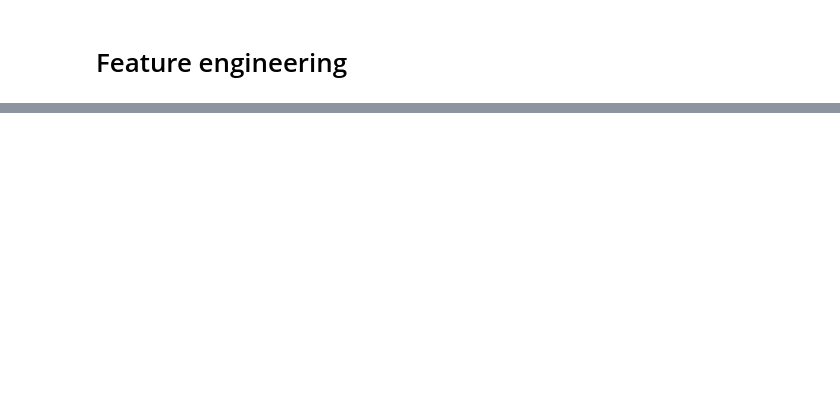
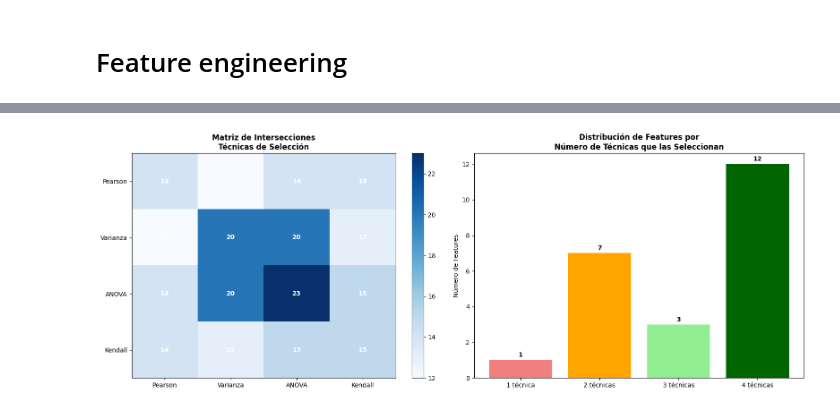
Before and after one commit to ArielMatC/ceia-andd-g2, a Jupyter notebook: data_analysis.ipynb, the cells around one changed output, grey strips where cells are left out. Saved outputs shown, nothing was run; the diff lists cells and outputs as text; code cells hidden in the pictures; blank space fills up the shorter version.

Commit message:
Se incorpora analisis de reduccion de dimensionalidad

```diff
--- a/data_analysis.ipynb
+++ b/data_analysis.ipynb
@@ -3012,0 +2721,83 @@ min       -3.645     -3.712     -3.430     -3.307     -4.849     -4.338
+# %%
+# Visualización de la matriz de intersecciones
+fig, (ax1, ax2) = plt.subplots(1, 2, figsize=(16, 6))
+
+# 1. Matriz de intersecciones
+im1 = ax1.imshow(matriz_interseccion_cyclical, cmap='Blues', aspect='auto')
+ax1.set_xticks(range(len(tecnicas_seleccion_cyclical)))
+ax1.set_xticklabels(tecnicas_seleccion_cyclical)
+ax1.set_yticks(range(len(tecnicas_seleccion_cyclical)))
+ax1.set_yticklabels(tecnicas_seleccion_cyclical)
+ax1.set_title('Matriz de Intersecciones\nTécnicas de Selección', fontweight='bold')
+
+# Añadir valores en la matriz
+for i in range(len(tecnicas_seleccion_cyclical)):
+    for j in range(len(tecnicas_seleccion_cyclical)):
+        ax1.text(j, i, f'{int(matriz_interseccion_cyclical[i, j])}',
+                ha='center', va='center',
+                color='white' if matriz_interseccion_cyclical[i, j] > matriz_interseccion_cyclical.max()/2 else 'black',
+                fontweight='bold')
+
+plt.colorbar(im1, ax=ax1)
+
+# 2. Distribución de consenso
+consenso_counts = [len(consenso_data_cyclical.get(i, [])) for i in range(1, 5)]
+consenso_labels = ['1 técnica', '2 técnicas', '3 técnicas', '4 técnicas']
+
+bars_consenso = ax2.bar(consenso_labels, consenso_counts, color=['lightcoral', 'orange', 'lightgreen', 'darkgreen'])
+ax2.set_title('Distribución de Features por\nNúmero de Técnicas que las Seleccionan', fontweight='bold')
+ax2.set_ylabel('Número de Features')
+
+# Añadir valores en las barras
+for bar, count in zip(bars_consenso, consenso_counts):
+    if count > 0:
+        height = bar.get_height()
+        ax2.text(bar.get_x() + bar.get_width()/2., height + 0.1,
+                f'{count}', ha='center', va='bottom', fontweight='bold')
+
+plt.tight_layout()
+plt.show()
+
+# Análisis cuantitativo
+print(f"\n{'='*80}")
+print("ANÁLISIS CUANTITATIVO FINAL")
+print(f"{'='*80}")
+
+# Distribución de selecciones
+print("Distribución de features por número de técnicas:")
+total_selections = sum(consenso_counts)
+for i, (label, count) in enumerate(zip(consenso_labels, consenso_counts)):
+    percentage = (count / total_selections * 100) if total_selections > 0 else 0
+    print(f"  {label}: {count:>2} features ({percentage:>5.1f}%)")
+
+# Estadísticas de intersecciones
+print(f"\nEstadísticas de intersecciones:")
+intersecciones_valores = [len(interseccion) for interseccion in intersecciones_cyclical.values()]
+print(f"  Intersección mínima: {min(intersecciones_valores)} features")
+print(f"  Intersección máxima: {max(intersecciones_valores)} features")
+print(f"  Intersección promedio: {np.mean(intersecciones_valores):.1f} features")
+
+# Efectividad del encoding cíclico
+ciclicas_totales = len([f for f in todas_features_cyclical if any(ciclica in f for ciclica in ['sin', 'cos'])])
+print(f"\nEfectividad del encoding cíclico:")
+print(f"  Variables cíclicas seleccionadas: {ciclicas_totales}/6 posibles")
+print(f"  Representación en features finales: {ciclicas_totales/len(todas_features_cyclical)*100:.1f}%")
+
+# Recomendación final
+print(f"\n{'='*60}")
+print("RECOMENDACIÓN FINAL DE FEATURES")
+print(f"{'='*60}")
+features_recomendadas_3plus = [f[0] for f in consensus_3plus_cyclical_sorted]
+print(f"Features recomendadas (consenso 3+): {len(features_recomendadas_3plus)}")
+print(f"Reducción de dimensionalidad: {len(X.columns)} → {len(features_recomendadas_3plus)} ({100*len(features_recomendadas_3plus)/len(X.columns):.1f}%)")
+
+print("\nFeatures recomendadas:")
+for i, feature in enumerate(sorted(features_recomendadas_3plus), 1):
+    tecnicas_count = sum(1 for s in sets_seleccion_cyclical if feature in s)
+    print(f"  {i:>2}. {feature:<25} (seleccionada por {tecnicas_count}/4 técnicas)")
+
+# Guardar features recomendadas para uso posterior
+features_recomendadas_final = features_recomendadas_3plus.copy()
+print(f"\nVariable 'features_recomendadas_final' guardada con {len(features_recomendadas_final)} features.")
+# %% [output]
+[figure, added]
```
Also changed, not shown: parts of 76 cells of this notebook, 3 other files.
